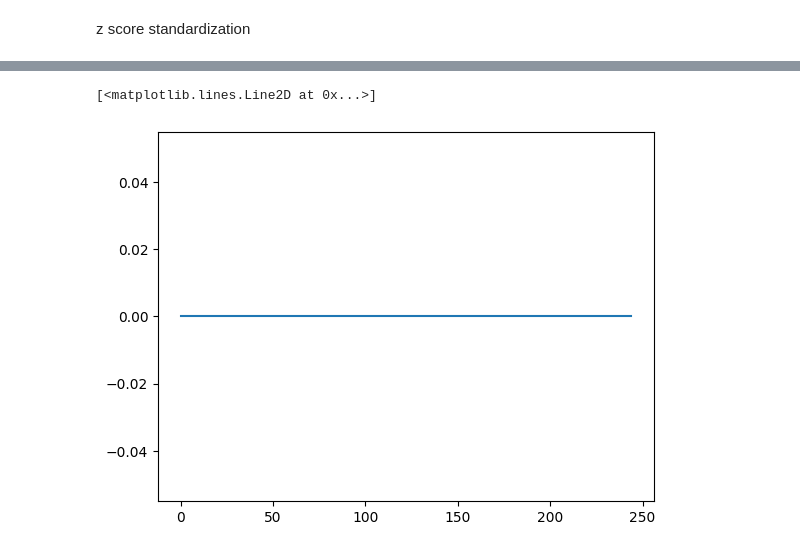
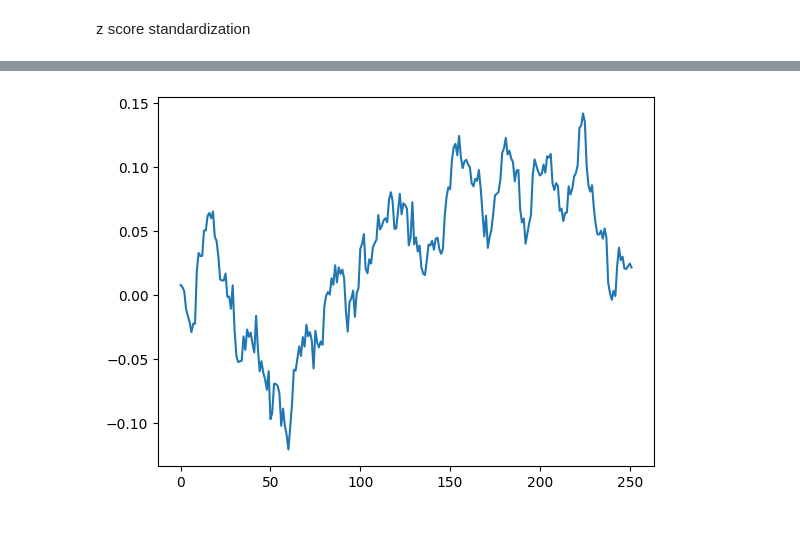
Before and after one commit to Marcusng88/quant-learn, a Jupyter notebook: pairtrading_tuto.ipynb, the cells around one changed output, grey strips where cells are left out. Cells and saved outputs as stored; diff of their text form; code cells hidden in the pictures.

```diff
--- a/pairtrading_tuto.ipynb
+++ b/pairtrading_tuto.ipynb
@@ -77,8 +77,8 @@ plt.plot(spread.iloc[testset])
 # %% [markdown]
 z score standardization
 # %%
-spreadMean = np.mean(spread[trainset])
-spreadSTD = np.std(spread[trainset])
+spreadMean = np.mean(spread.iloc[trainset])
+spreadSTD = np.std(spread.iloc[trainset])
 # %%
 #calculate z score standardization
 df['zscore'] = (spread-spreadMean)/spreadSTD
@@ -93,11 +93,14 @@ df['positions_GDX_Short'] = 0
 df.loc[df.zscore>=2,('positions_GLD_Short','positions_GDX_Short')] = [-1,1]
 
 #exit short spread
-df.loc[df.zscore<=1,('positions_GLD_long','positions_GDX_Long')] = 0
+df.loc[df.zscore<=1.65,('positions_GLD_Short','positions_GDX_Short')] = 0
 # %%
+#-1 means short position
+#1 means long position
+# 0 means exit position
 #buy spread
-df.loc[df.zscore<=-2,('positions_GLD_long','positions_GDX_Long')] = [-1,1]
+df.loc[df.zscore<=-2,('positions_GLD_Long','positions_GDX_Long')] = [1,-1]
 #exit long spread
-df.loc[df.zscore>=-1,('positions_GLD_Short','positions_GDX_Short')] = 0
+df.loc[df.zscore>=-1.65,('positions_GLD_Long','positions_GDX_Long')] = 0
 # %%
 #ensure existing positions are carried forward unless there is an exit signal
@@ -104,6 +108,7 @@ df.loc[df.zscore>=-1,('positions_GLD_Short','positions_GDX_Short')] = 0
 df.fillna(method = 'ffill',inplace = True)
 # %%
-positions_Long = df.loc[:,('positions_GLD_long','positions_GDX_Long')]
+
+positions_Long = df.loc[:,('positions_GLD_Long','positions_GDX_Long')]
 positions_Short = df.loc[:,('positions_GLD_Short','positions_GDX_Short')]
 positions = np.array(positions_Long)+ np.array(positions_Short)
 # %%
@@ -127,6 +136,5 @@ nan
 # %%
 plt.plot(np.cumsum(pnl[testset]))
-# positions.to_pickle('example3_6_positions')
+positions.to_csv('example3_6_positions.csv')
 # %% [output]
-[<matplotlib.lines.Line2D at 0x...>]
-[figure, old version]
+[figure, new version]
```
Also changed, not shown: parts of 11 cells of this notebook.
